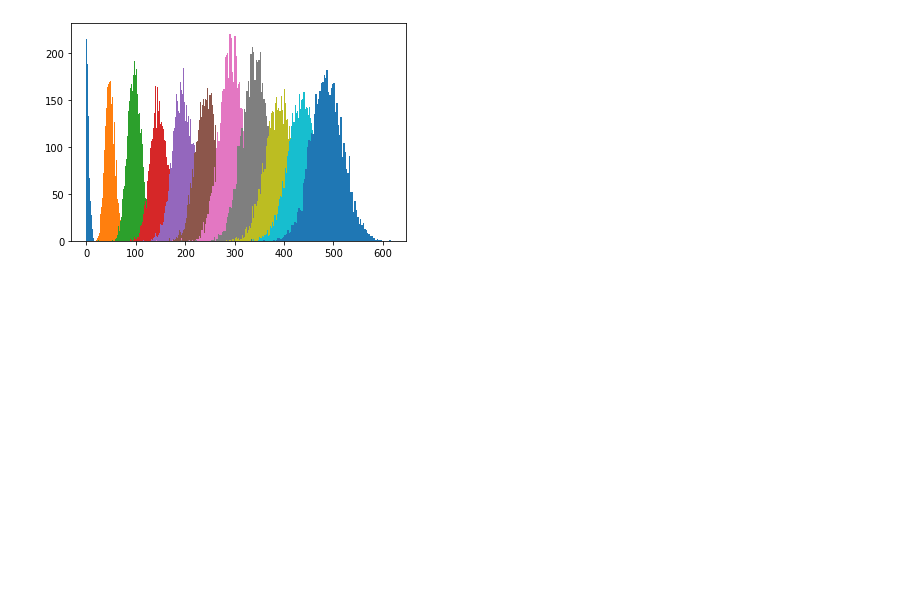
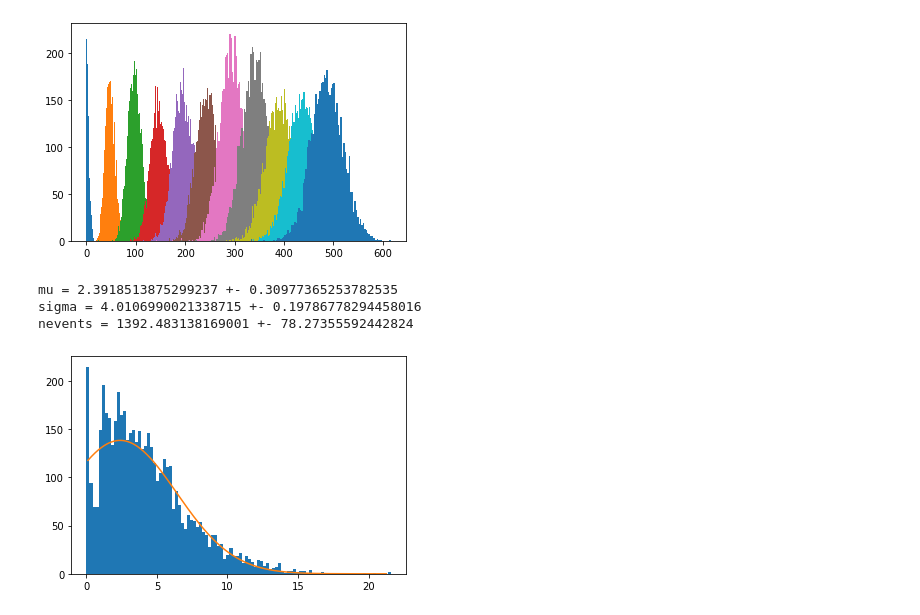
Before and after one commit to loooj58/detector, a Jupyter notebook: proc.ipynb, the cells around one changed output. Saved outputs shown, nothing was run; the diff lists cells and outputs as text; code cells hidden in the pictures; blank space fills up the shorter version.

```diff
--- a/proc.ipynb
+++ b/proc.ipynb
@@ -34,0 +34,37 @@ energy_std = [np.std(data_) for data_ in data]
+# %%
+def proc_calibration(number, bins0, p0, cut=[0, -1]):
+    start, stop = cut
+    en = energy[number]
+    n, bins, patches = plt.hist(data[number], bins=bins0);
+    bin_centers = bins[:-1] + np.diff(bins) / 2
+    bin_centers = bin_centers[start:stop]
+    n = n[start:stop]
+
+    data_fit_n = []
+    data_fit_bin_centers = []
+    for i in range(len(n)):
+        if n[i] > 0:
+            data_fit_n.append(n[i])
+            data_fit_bin_centers.append(bin_centers[i])
+
+    popt, pcov = spopt.curve_fit(
+        curve, data_fit_bin_centers, data_fit_n, p0 = p0,
+        bounds = [(0), (10**20)], sigma = np.sqrt(np.array(data_fit_n))
+    )
+
+    mu, sigma, nevents = popt
+    delta_mu, delta_sigma, delta_nevents = np.sqrt(np.diag(pcov))
+
+    mus[en] = mu
+    delta_mus[en] = delta_mu
+
+    print(f"mu = {mu} +- {delta_mu}\nsigma = {sigma} +- {delta_sigma}\nnevents = {nevents} +- {delta_nevents}")
+    x = np.linspace(bin_centers[0], bin_centers[-1], 500)
+    plt.plot(x, curve(x, mu, sigma, nevents))
+# %%
+proc_calibration(0, 100, [3, 10, 10000])
+# %% [output]
+mu = 2.3918513875299237 +- 0.30977365253782535
+sigma = 4.0106990021338715 +- 0.19786778294458016
+nevents = 1392.483138169001 +- 78.27355592442824
+[figure, added]
```
Also changed, not shown: parts of 31 cells of this notebook, 6 other files.
